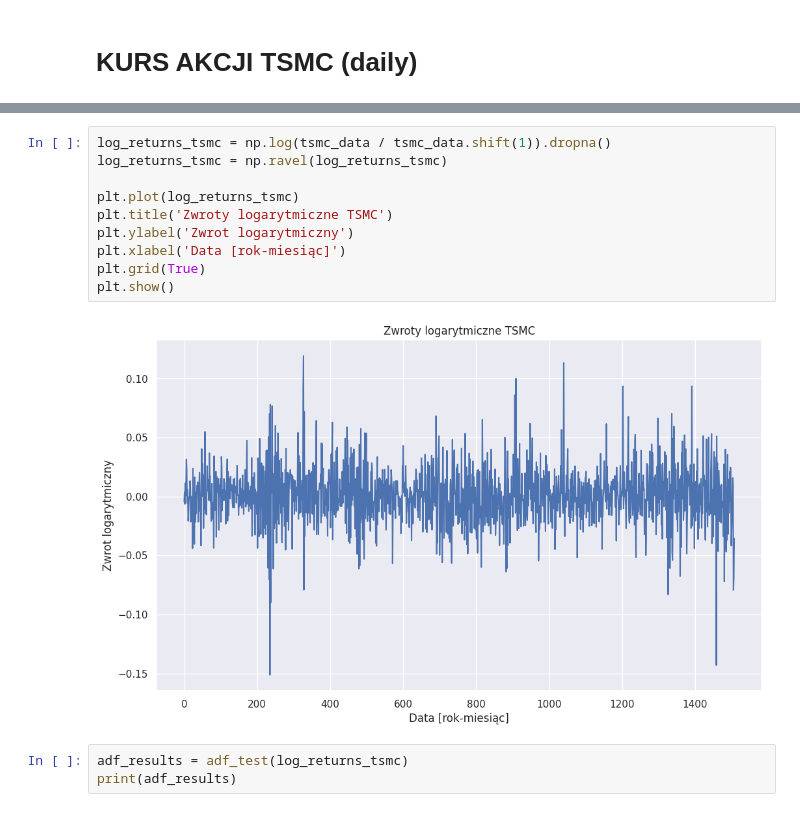
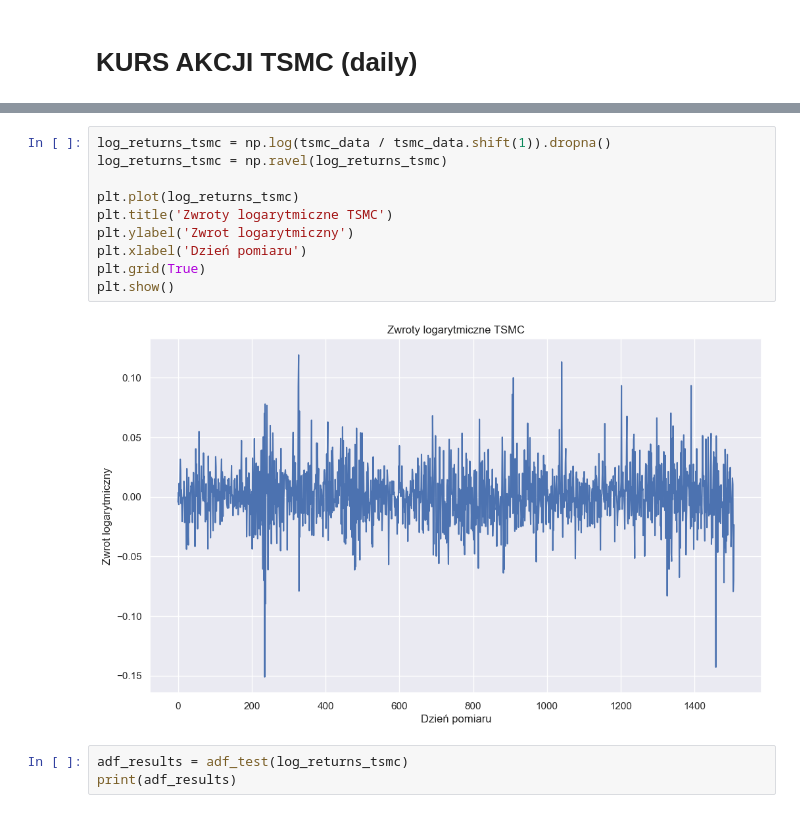
Before and after one commit to mathieuboro/nvidia_risk_management, a Jupyter notebook: projekt 2.ipynb, the cells around one changed output, grey strips where cells are left out. Saved outputs shown, nothing was run; the diff lists cells and outputs as text.

```diff
--- a/projekt 2.ipynb
+++ b/projekt 2.ipynb
@@ -129,15 +129,15 @@ plt.show()
 # %%
 log_returns_tsmc = np.log(tsmc_data / tsmc_data.shift(1)).dropna()
 log_returns_tsmc = np.ravel(log_returns_tsmc)
 
 plt.plot(log_returns_tsmc)
 plt.title('Zwroty logarytmiczne TSMC')
 plt.ylabel('Zwrot logarytmiczny')
-plt.xlabel('Data [rok-miesiąc]')
+plt.xlabel('Dzień pomiaru')
 plt.grid(True)
 plt.show()
 # %% [output]
-[figure, old version]
+[figure, new version]
 # %%
 adf_results = adf_test(log_returns_tsmc)
 print(adf_results)
```
Also changed, not shown: parts of 24 cells of this notebook.
